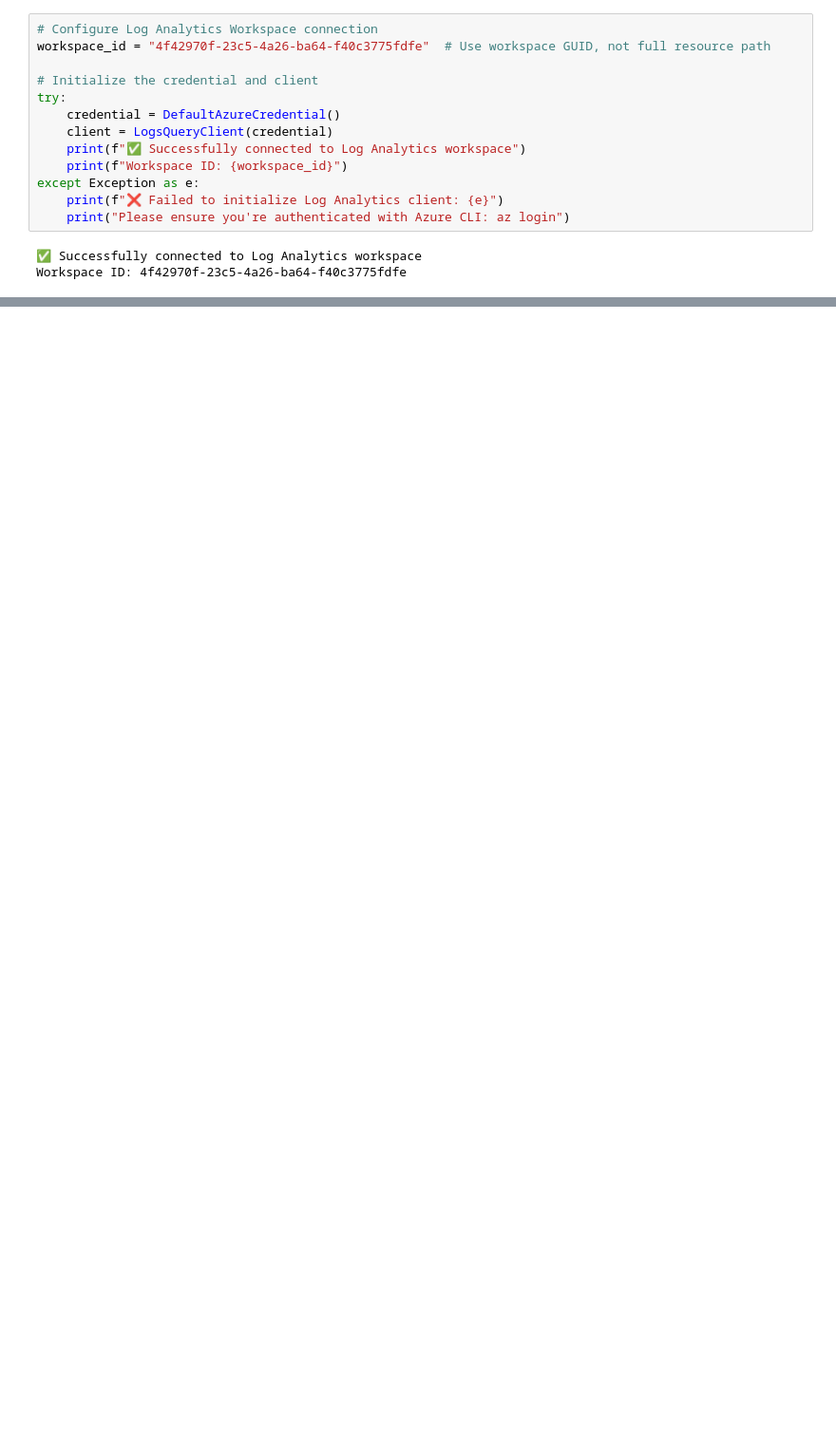
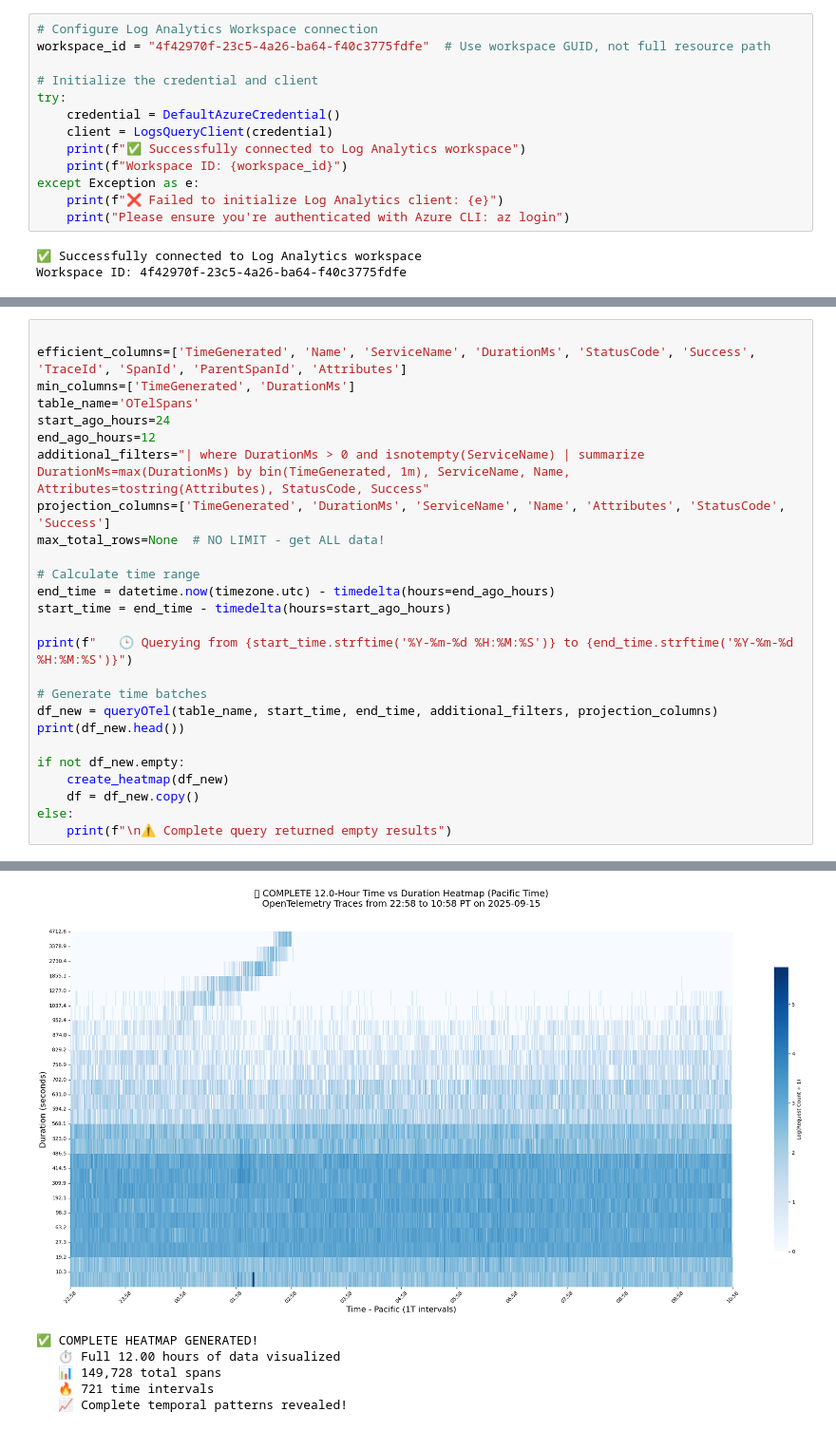
Before and after one commit to microsoft/Docker-Provider, a Jupyter notebook: traces/trace_duration_heatmap_analysis.ipynb, the cells around one changed output, grey strips where cells are left out. Shown at 95% size. Saved outputs shown, nothing was run; the diff lists cells and outputs as text; blank space fills up the shorter version.

```diff
--- a/traces/trace_duration_heatmap_analysis.ipynb
+++ b/traces/trace_duration_heatmap_analysis.ipynb
@@ -843,0 +296,27 @@ Missing columns examples: ['attr_peer_ipv4']
+# %%
+
+efficient_columns=['TimeGenerated', 'Name', 'ServiceName', 'DurationMs', 'StatusCode', 'Success', 'TraceId', 'SpanId', 'ParentSpanId', 'Attributes']
+min_columns=['TimeGenerated', 'DurationMs']
+table_name='OTelSpans'
+start_ago_hours=24
+end_ago_hours=12
+additional_filters="| where DurationMs > 0 and isnotempty(ServiceName) | summarize DurationMs=max(DurationMs) by bin(TimeGenerated, 1m), ServiceName, Name, Attributes=tostring(Attributes), StatusCode, Success"
+projection_columns=['TimeGenerated', 'DurationMs', 'ServiceName', 'Name', 'Attributes', 'StatusCode', 'Success']
+max_total_rows=None  # NO LIMIT - get ALL data!
+
+# Calculate time range
+end_time = datetime.now(timezone.utc) - timedelta(hours=end_ago_hours)
+start_time = end_time - timedelta(hours=start_ago_hours)
+
+print(f"   🕒 Querying from {start_time.strftime('%Y-%m-%d %H:%M:%S')} to {end_time.strftime('%Y-%m-%d %H:%M:%S')}")
+
+# Generate time batches
+df_new = queryOTel(table_name, start_time, end_time, additional_filters, projection_columns)
+print(df_new.head())
+
+if not df_new.empty:
+    create_heatmap(df_new)
+    df = df_new.copy()
+else:
+    print(f"\n⚠️ Complete query returned empty results")
+# %% [output]
@@ -843,0 +340,6 @@ Missing columns examples: ['attr_peer_ipv4']
+[figure, added]
+✅ COMPLETE HEATMAP GENERATED!
+   ⏱️ Full 12.00 hours of data visualized
+   📊 149,728 total spans
+   🔥 721 time intervals
+   📈 Complete temporal patterns revealed!
```
Also changed, not shown: parts of 24 cells of this notebook.
